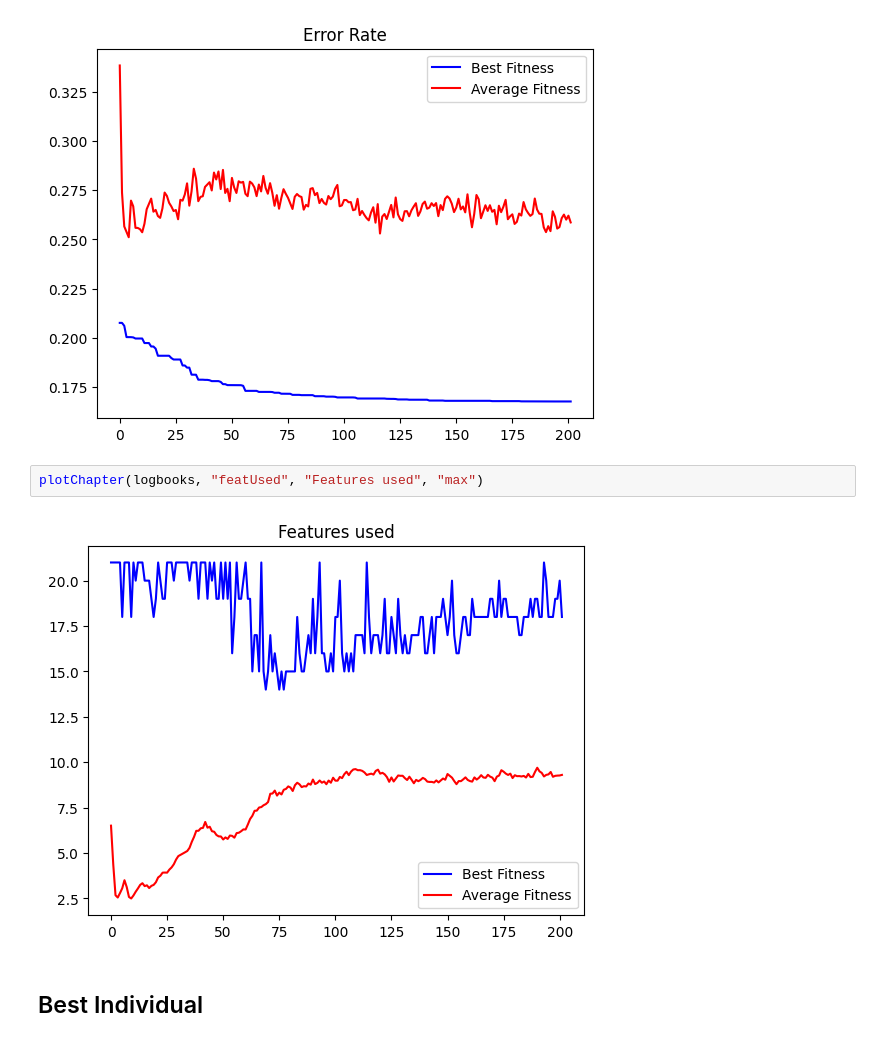
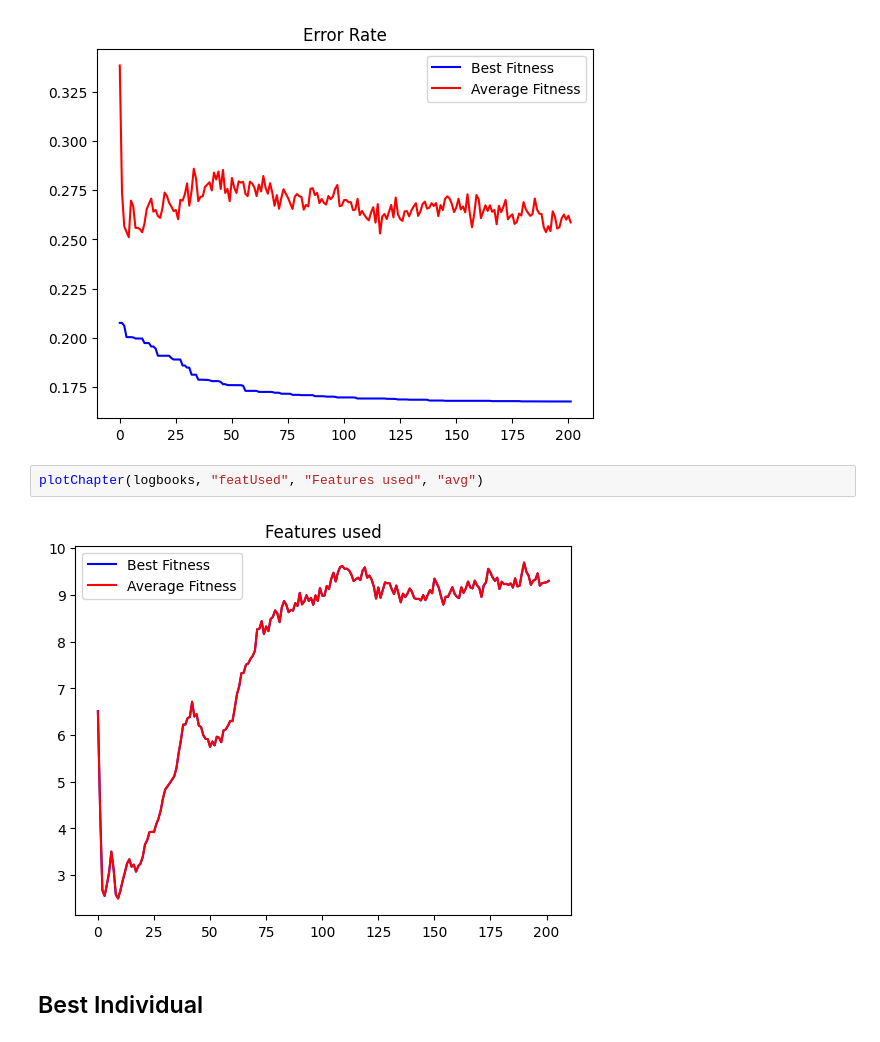
Before and after one commit to BuiHoangTu/ul.year2024Autumn.evolutionary-computation.mid-project, a Jupyter notebook: main.ipynb, the cells around one changed output. Cells and saved outputs as stored; diff of their text form.

Commit message:
changed features used: best=avg

```diff
--- a/main.ipynb
+++ b/main.ipynb
@@ -547,9 +547,9 @@ plotChapter(logbooks, "errRate", "Error Rate", "min")
 # %% [output]
 [figure]
 # %%
-plotChapter(logbooks, "featUsed", "Features used", "max")
+plotChapter(logbooks, "featUsed", "Features used", "avg")
 # %% [output]
-[figure, old version]
+[figure, new version]
 # %% [markdown]
 ## Best Individual
 # %%
```
